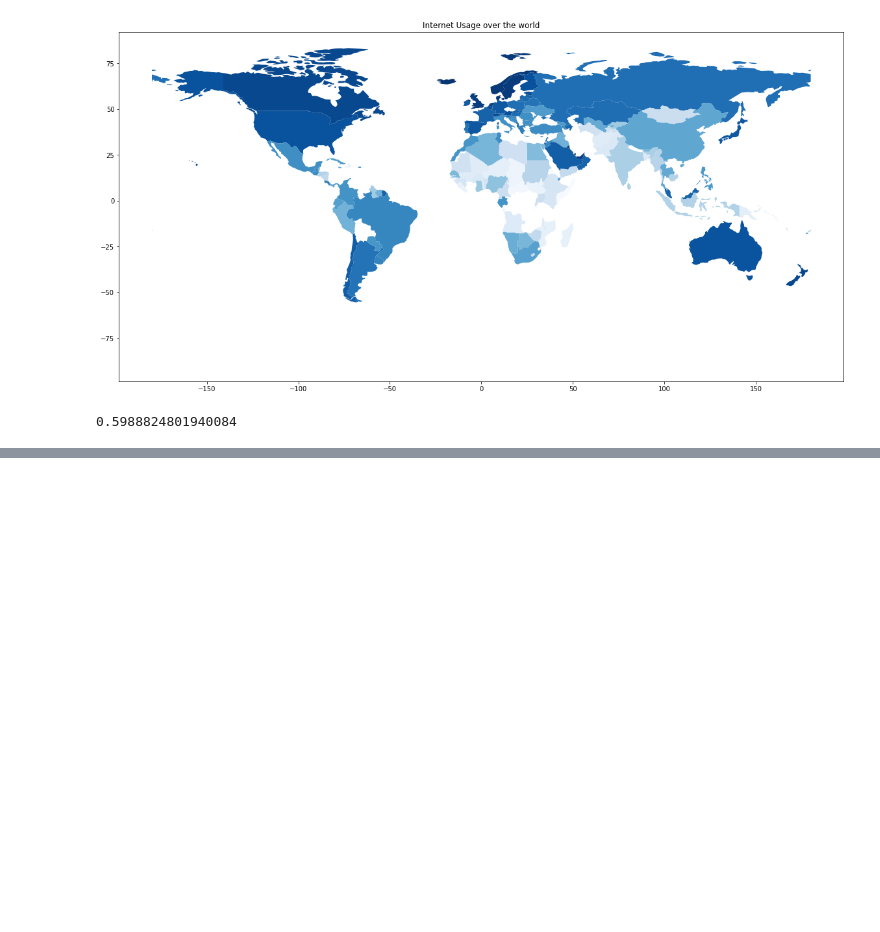
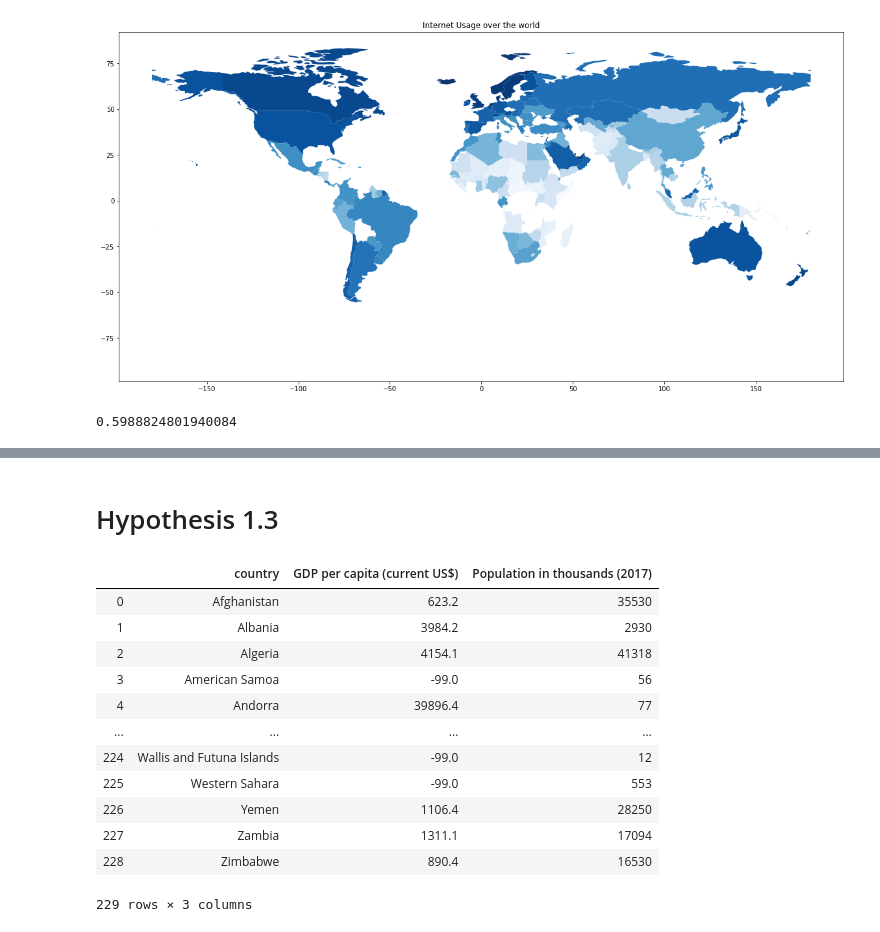
Before and after one commit to welisalewis/final_project_2020Sp, a Jupyter notebook: Internet_usage_insights-Final.ipynb, the cells around one changed output, grey strips where cells are left out. Saved outputs shown, nothing was run; the diff lists cells and outputs as text; code cells hidden in the pictures; blank space fills up the shorter version.

```diff
--- a/Internet_usage_insights-Final.ipynb
+++ b/Internet_usage_insights-Final.ipynb
@@ -213,0 +208,20 @@ fig.show()
+# %% [markdown]
+# Hypothesis 1.3
+# %%
+country_GDP = country_profiles[['country','GDP per capita (current US$)','Population in thousands (2017)']]
+# %%
+country_GDP
+# %% [output]
+|  | country | GDP per capita (current US$) | Population in thousands (2017) |
+| 0 | Afghanistan | 623.2 | 35530 |
+| 1 | Albania | 3984.2 | 2930 |
+| 2 | Algeria | 4154.1 | 41318 |
+| 3 | American Samoa | -99.0 | 56 |
+| 4 | Andorra | 39896.4 | 77 |
+| ... | ... | ... | ... |
+| 224 | Wallis and Futuna Islands | -99.0 | 12 |
+| 225 | Western Sahara | -99.0 | 553 |
+| 226 | Yemen | 1106.4 | 28250 |
+| 227 | Zambia | 1311.1 | 17094 |
+| 228 | Zimbabwe | 890.4 | 16530 |
+229 rows × 3 columns
```
Also changed, not shown: parts of 62 cells of this notebook.
